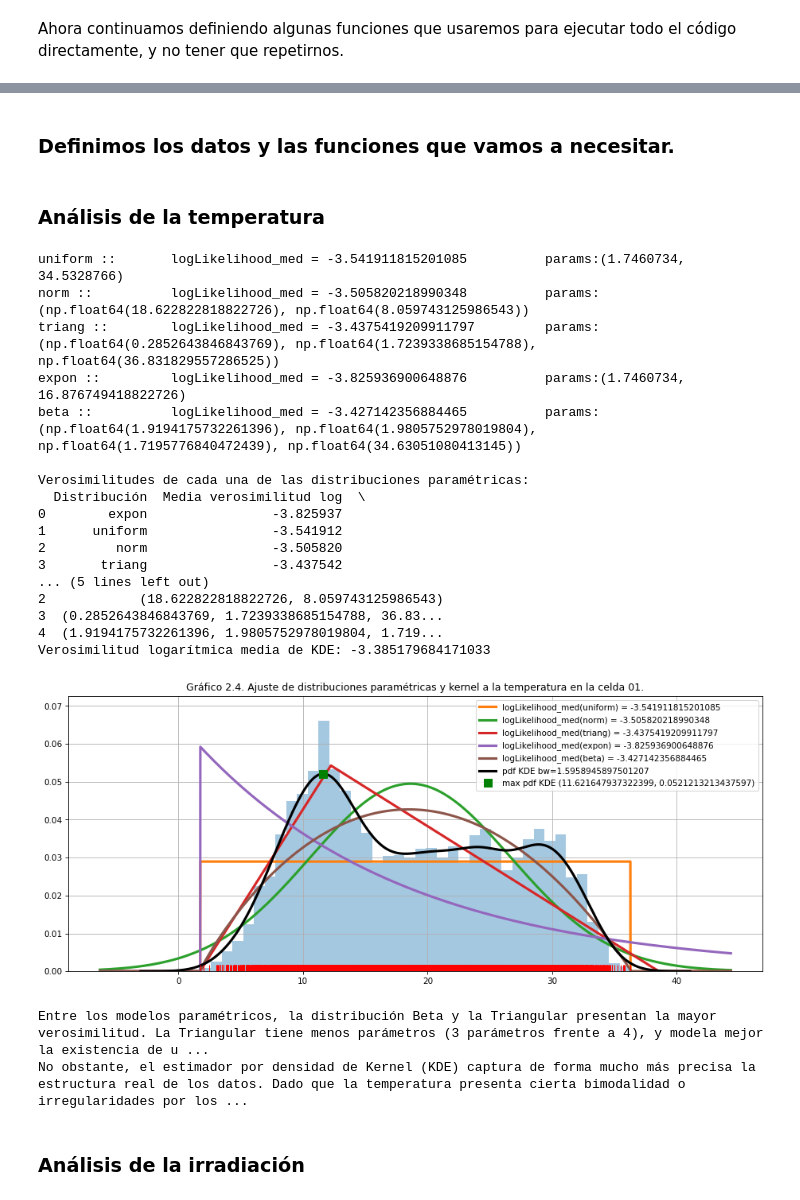
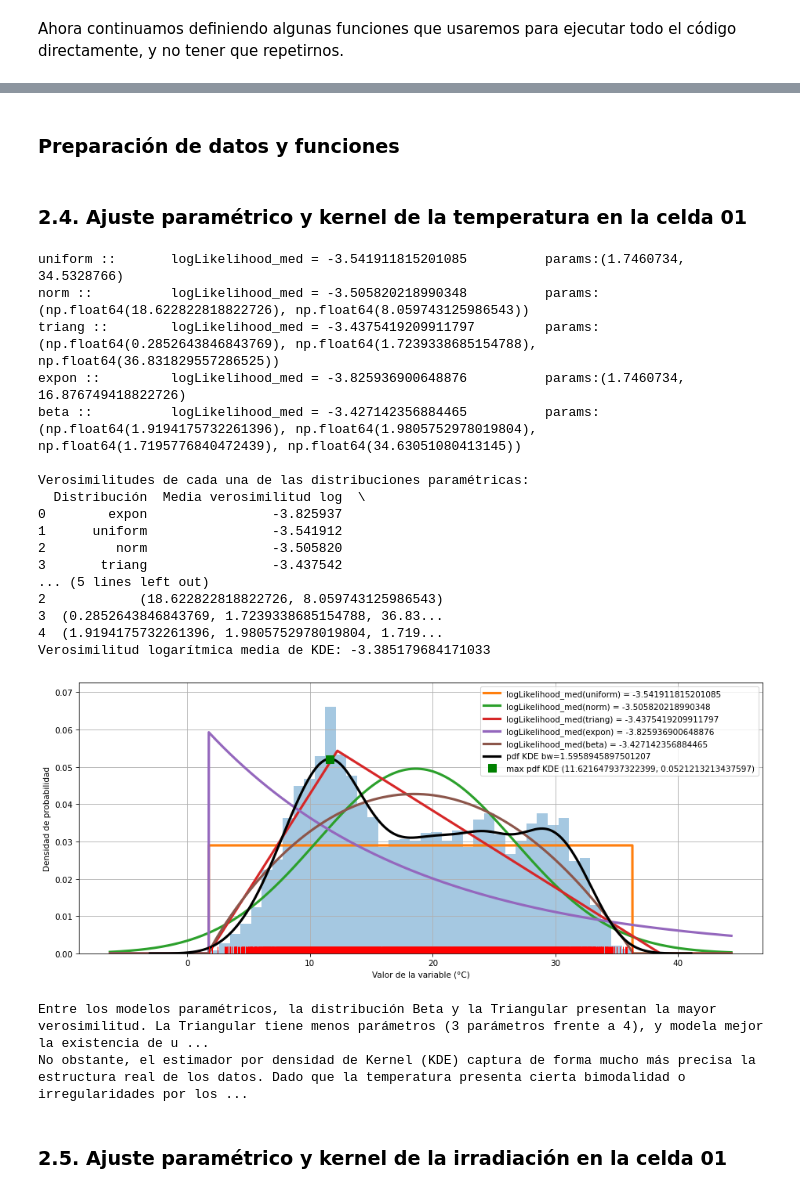
Before and after one commit to aurbanomurillo/t2_inferencia_estadistica, a Jupyter notebook: src/Apartado_2.ipynb, the cells around one changed output, grey strips where cells are left out. Saved outputs shown, nothing was run; the diff lists cells and outputs as text; code cells hidden in the pictures.

```diff
--- a/src/Apartado_2.ipynb
+++ b/src/Apartado_2.ipynb
@@ -198,5 +195,5 @@ Esta conclusión analítica se corrobora visualmente mediante el QQ-Plot, donde
 # %% [markdown]
-### Definimos los datos y las funciones que vamos a necesitar.
+### Preparación de datos y funciones
 # %%
 # Definimos las variables que vamos a analizar.
 temp01 = df_orig_temp.TEMP_CELDA01
@@ -205,10 +202,11 @@ precip01 = df_orig_precip.PRECIP_CELDA01
 
 # Indica la lista de distribuciones continuas que se prueban.
 dist_names = ['uniform', 'norm', 'triang', 'expon', 'beta']
+units_map = {'TEMP_CELDA01': '°C', 'IRRAD_CELDA01': 'J/m²', 'PRECIP_CELDA01': 'm'}
 
 
 
-def adjust_distributions(x: np.ndarray | pd.Series, dist_names: list[str]) -> None:
+def adjust_distributions(x: np.ndarray | pd.Series, dist_names: list[str], unidad: str) -> None:
     """
     Ajusta múltiples distribuciones estadísticas a un conjunto de datos.
 
@@ -253,6 +251,8 @@ def adjust_distributions(x: np.ndarray | pd.Series, dist_names: list[str]) -> No
         print(f'{dist_name} :: \t logLikelihood_med = {logLikelihood_med} \t params:{params}')
         plt.plot(xs, pdf_fitted, linewidth = 3, label=f'logLikelihood_med({dist_name}) = {logLikelihood_med}' )
 
+    plt.xlabel(f'Valor de la variable ({unidad})' if unidad else 'Valor de la variable')
+    plt.ylabel('Densidad de probabilidad')
     plt.legend(loc='upper left')
 
     # tabla de resultados, ordenada de peor a mejor según logLikelihood_med
@@ -263,7 +263,7 @@ def adjust_distributions(x: np.ndarray | pd.Series, dist_names: list[str]) -> No
 
 
 
-def kernel_density_estimation(x: np.ndarray | pd.Series, nombre_imagen: str) -> None:
+def kernel_density_estimation(x: np.ndarray | pd.Series, nombre_imagen: str, unidad: str) -> None:
     """
     Realiza una estimación de densidad kernel (KDE) no paramétrica.
 
@@ -309,39 +309,40 @@ def kernel_density_estimation(x: np.ndarray | pd.Series, nombre_imagen: str) ->
     plt.plot(x_max_pdf, max_pdf, 's', color = 'green', markersize = 10, label =f'max pdf KDE ({x_max_pdf}, {max_pdf})')
 
     sns.rugplot(x, height = 0.025, lw = 0.4, color = 'red')
-    plt.title(nombre_imagen)
+    plt.xlabel(f'Valor de la variable ({unidad})' if unidad else 'Valor de la variable')
+    plt.ylabel('Densidad de probabilidad')
     plt.grid(); plt.legend()
     plt.savefig(IMAGES_DIR / f"{nombre_imagen}.png", dpi=300, bbox_inches='tight')
     plt.show()
 # %% [markdown]
-### Análisis de la temperatura
+### 2.4. Ajuste paramétrico y kernel de la temperatura en la celda 01
 # %%
-adjust_distributions(temp01, dist_names)
-kernel_density_estimation(temp01, nombre_imagen=f"Gráfico 2.4. Ajuste de distribuciones paramétricas y kernel a la temperatura en la celda 01.")
+adjust_distributions(temp01, dist_names, units_map['TEMP_CELDA01'])
+kernel_density_estimation(temp01, nombre_imagen=f"Gráfico 2.4： Ajuste de distribuciones paramétricas y kernel a la temperatura en la celda 01", unidad=units_map['TEMP_CELDA01'])
 
 print("""Entre los modelos paramétricos, la distribución Beta y la Triangular presentan la mayor verosimilitud. La Triangular tiene menos parámetros (3 parámetros frente a 4), y modela mejor la existencia de una moda grande a la izquiera de la distribución, pero no la bimodalidad de la distribución.
 No obstante, el estimador por densidad de Kernel (KDE) captura de forma mucho más precisa la estructura real de los datos. Dado que la temperatura presenta cierta bimodalidad o irregularidades por los ciclos diurnos/estacionales, el KDE resulta la aproximación empírica más fiel.""")
 # %% [output]
 uniform ::       logLikelihood_med = -3.541911815201085          params:(1.7460734, 34.5328766)
 norm ::          logLikelihood_med = -3.505820218990348          params:(np.float64(18.622822818822726), np.float64(8.059743125986543))
 triang ::        logLikelihood_med = -3.4375419209911797         params:(np.float64(0.2852643846843769), np.float64(1.7239338685154788), np.float64(36.831829557286525))
 expon ::         logLikelihood_med = -3.825936900648876          params:(1.7460734, 16.876749418822726)
 beta ::          logLikelihood_med = -3.427142356884465          params:(np.float64(1.9194175732261396), np.float64(1.9805752978019804), np.float64(1.7195776840472439), np.float64(34.63051080413145))
 
 Verosimilitudes de cada una de las distribuciones paramétricas:
   Distribución  Media verosimilitud log  \
 0        expon                -3.825937
 1      uniform                -3.541912
 2         norm                -3.505820
 3       triang                -3.437542
 ... (5 lines left out)
 2            (18.622822818822726, 8.059743125986543)
 3  (0.2852643846843769, 1.7239338685154788, 36.83...
 4  (1.9194175732261396, 1.9805752978019804, 1.719...
 Verosimilitud logarítmica media de KDE: -3.385179684171033
-[figure, old version]
+[figure, new version]
 Entre los modelos paramétricos, la distribución Beta y la Triangular presentan la mayor verosimilitud. La Triangular tiene menos parámetros (3 parámetros frente a 4), y modela mejor la existencia de u ...
 No obstante, el estimador por densidad de Kernel (KDE) captura de forma mucho más precisa la estructura real de los datos. Dado que la temperatura presenta cierta bimodalidad o irregularidades por los ...
 # %% [markdown]
-### Análisis de la irradiación
+### 2.5. Ajuste paramétrico y kernel de la irradiación en la celda 01
 # %%
```
Also changed, not shown: parts of 14 cells of this notebook.
